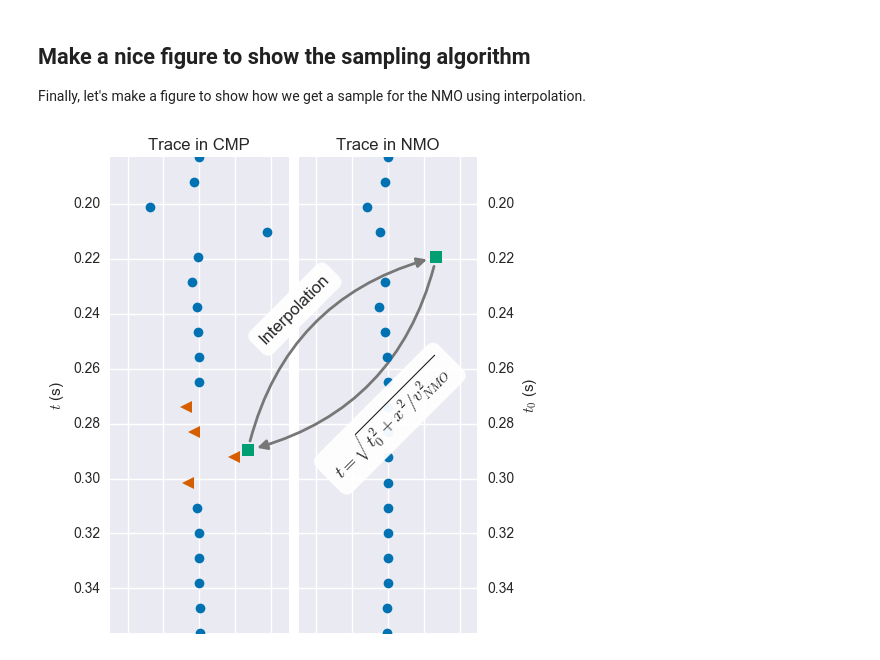
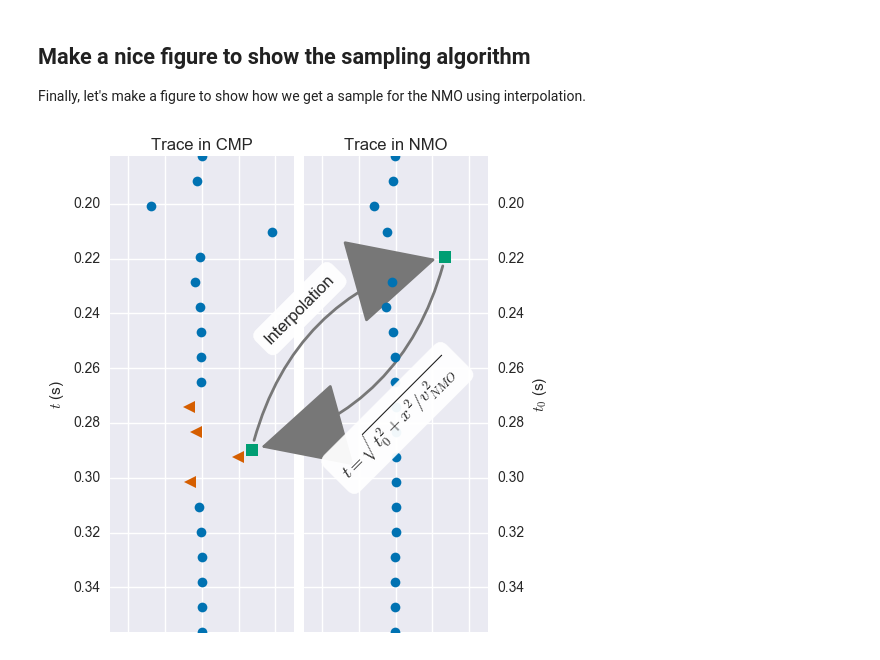
Before and after one commit to pinga-lab/nmo-tutorial, a Jupyter notebook: step-by-step-nmo.ipynb, the cells around one changed output. Cells and saved outputs as stored; diff of their text form; code cells hidden in the pictures.

```diff
--- a/step-by-step-nmo.ipynb
+++ b/step-by-step-nmo.ipynb
@@ -323,7 +323,7 @@ Finally, let's make a figure to show how we get a sample for the NMO using inter
 # %%
 from matplotlib.patches import ConnectionPatch
 # %%
-fig = plt.figure(figsize=(5, 5))
+fig = plt.figure(figsize=(5, 5), dpi=1200)
 
 times = np.arange(400, 800, 20)*dt
 trace = 10
@@ -364,33 +364,33 @@ arrow_to_cmp = ConnectionPatch(
     [amp_nmo, t0], [amp_cmp, t],
     coordsA='data', coordsB='data',
     axesA=ax2, axesB=ax1,
     arrowstyle="-|>", shrinkA=7, shrinkB=7,
-    mutation_scale=20, fc="#777777",
+    mutation_scale=200, fc="#777777",
     linewidth=2, color='#777777',
     connectionstyle='Arc3, rad=-0.3')
 ax2.add_artist(arrow_to_cmp)
 arrow_to_nmo = ConnectionPatch(
     [amp_nmo, t0], [amp_cmp, t],
     coordsA='data', coordsB='data',
     axesA=ax2, axesB=ax1,
     arrowstyle="<|-", shrinkA=7, shrinkB=7,
-    mutation_scale=20, fc="#777777",
+    mutation_scale=200, fc="#777777",
     linewidth=2, color='#777777',
 connectionstyle='Arc3, rad=0.3')
 ax2.add_artist(arrow_to_nmo)
 
 # Add the text and equation
 ax2.text(-0.02, 0.68, 'Interpolation',
          horizontalalignment='center', verticalalignment='center',
          rotation=45, transform=ax2.transAxes, fontsize=12,
          bbox=dict(pad=0.5, edgecolor="white", facecolor='white', alpha=0.95, boxstyle="round"),)
 
 ax2.text(0.51, 0.45, r'$t = \sqrt{ t_0^2 + {x^2} / {v_{NMO}^2} }$',
          horizontalalignment='center', verticalalignment='center',
          rotation=45, transform=ax2.transAxes, fontsize=13,
          bbox=dict(pad=0.5, edgecolor="white", facecolor='white', alpha=0.95, boxstyle="round"),)
 
 plt.tight_layout(pad=0.2, w_pad=0.7)
 plt.savefig('figures/sketch-interpolation/sketch-interpolation.png', dpi=1200)
 # %% [output]
-[figure, old version]
+[figure, new version]
```
Also changed, not shown: parts of 2 cells of this notebook, 1 other file.
